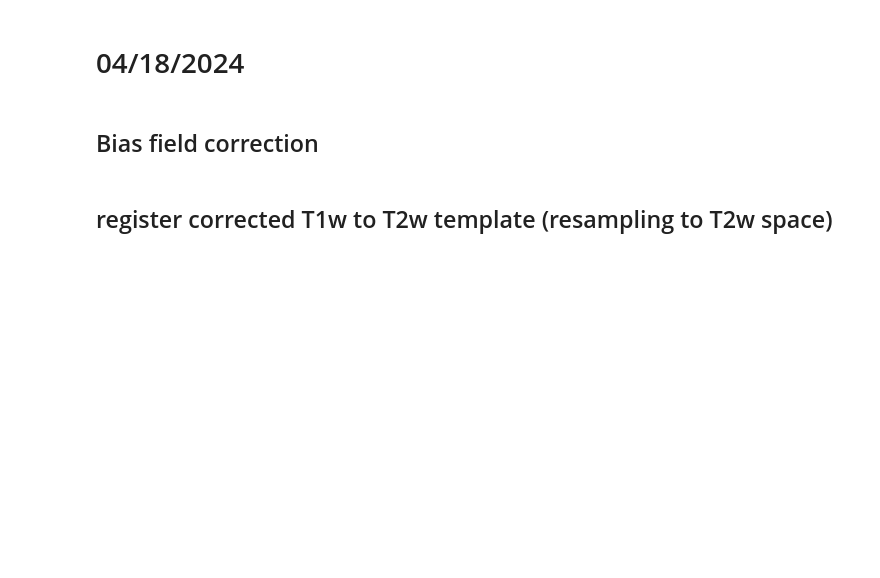
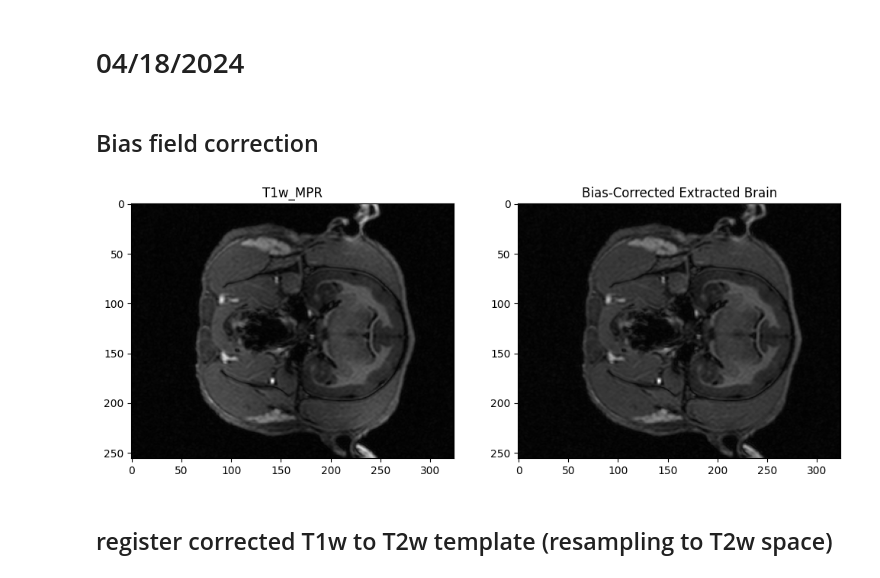
Before and after one commit to yibeichan/fUSi-workflow, a Jupyter notebook: code/test.ipynb, the cells around one changed output. Saved outputs shown, nothing was run; the diff lists cells and outputs as text; code cells hidden in the pictures; blank space fills up the shorter version.

```diff
--- a/code/test.ipynb
+++ b/code/test.ipynb
@@ -182,24 +182,27 @@ output_dir = os.path.join(base_dir, "output")
 # %%
 import ants
 
 t1w_file = os.path.join(output_dir, 'Florian_preproc', 'T1w_MPR_averaged.nii.gz')
 
 # Perform bias field correction
 t1w_image = ants.image_read(t1w_file)
-corrected_image = ants.n4_bias_field_correction(t1w_image)
+# corrected_image = ants.n4_bias_field_correction(t1w_image)
 
 # Save the bias-corrected image
 output_file = os.path.join(output_dir, 'Florian_preproc', 'bias_corrected_brain.nii.gz')
-ants.image_write(corrected_image, output_file)
+# ants.image_write(corrected_image, output_file)
+corrected_image = ants.image_read(output_file)
 
 plt.figure(figsize=(12, 6))
 plt.subplot(1, 2, 1)
-plt.imshow(t1w_image.numpy()[:, :, data1.shape[2] // 2], cmap='gray')
+plt.imshow(t1w_image.numpy()[:, :, t1w_image.shape[2] // 2], cmap='gray')
 plt.title('T1w_MPR')
 plt.subplot(1, 2, 2)
 plt.imshow(corrected_image.numpy()[:, :, corrected_image.shape[2] // 2], cmap='gray')
 plt.title('Bias-Corrected Extracted Brain')
 plt.show()
+# %% [output]
+[figure, added]
 # %% [markdown]
 ## register corrected T1w to T2w template (resampling to T2w space)
 # %%
```
Also changed, not shown: parts of 15 cells of this notebook, 1 other file.
